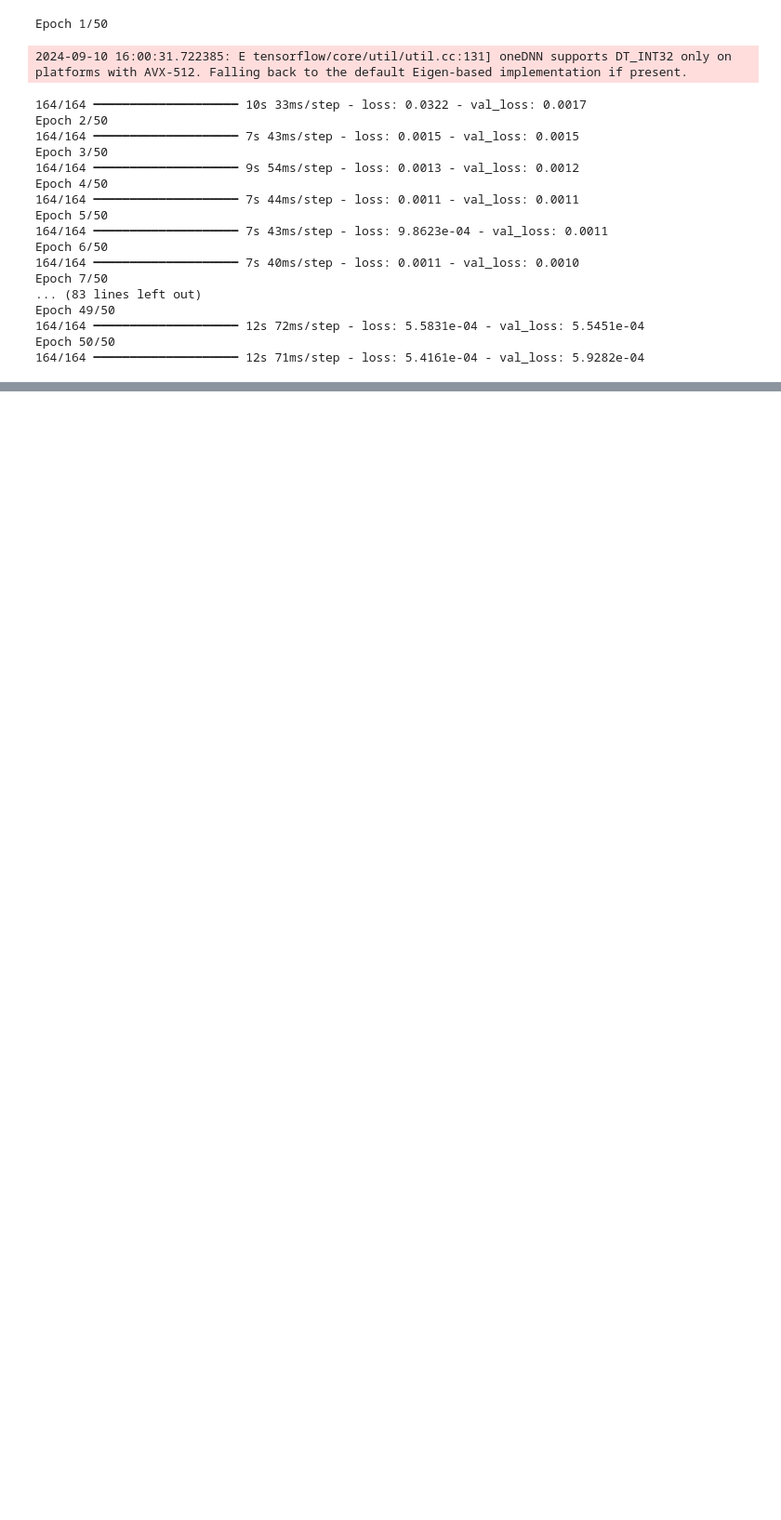
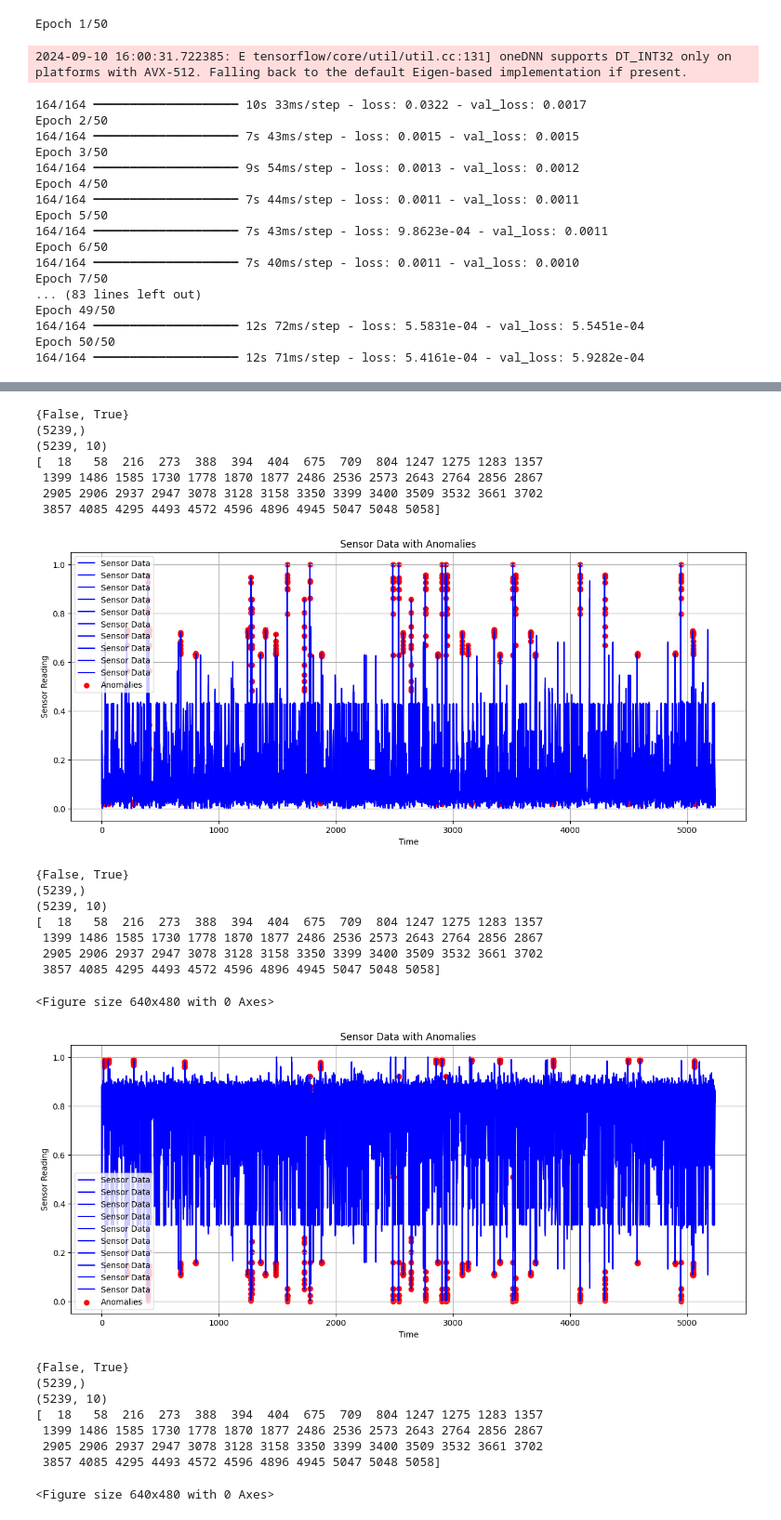
Before and after one commit to ACSE-vg822/IoT-sensor-data-anomaly-detection, a Jupyter notebook: notebooks/data_cleaning_and_analysis.ipynb, the cells around one changed output, grey strips where cells are left out. Shown: that part at 93% size. Saved outputs shown, nothing was run; the diff lists cells and outputs as text; code cells hidden in the pictures; blank space fills up the shorter version.

Commit message:
data ingestion

```diff
--- a/notebooks/data_cleaning_and_analysis.ipynb
+++ b/notebooks/data_cleaning_and_analysis.ipynb
@@ -158,0 +180,69 @@ with open(filename, 'wb') as file:
+# %%
+def visualize_anomalies(sensor_data, anomalies, sensor_name):
+    plt.figure(figsize=(15, 6))
+    plt.plot(sensor_data, label='Sensor Data', color='blue')
+    anomalies_reshaped = np.tile(train_anomalies, (X_train.shape[0] // train_anomalies.shape[0], 1))
+    print(anomalies.shape)
+    print(sensor_data.shape)
+    # Highlight anomalies with a different color or marker
+    anomaly_indices = np.where(anomalies)[0]
+    anomaly_indices_repeated = np.repeat(anomaly_indices, sensor_data.shape[1])
+    print(anomaly_indices)
+    plt.scatter(anomaly_indices_repeated, sensor_data[anomalies], label='Anomalies', color='red', marker='o')
+
+    plt.title('Sensor Data with Anomalies')
+    plt.xlabel('Time')
+    plt.ylabel('Sensor Reading')
+    plt.legend()
+    plt.grid(True)
+    plt.show()
+    plt.savefig(sensor_name+'.png')
+# %%
+sensor_names = ['Temperature', 'Humidity', 'Air Quality', 'Light', 'Loudness']
+
+for i, sensor_name in enumerate(sensor_names):
+    # Calculate reconstruction error for training and validation sets
+    train_reconstruction_error = np.mean(np.square(X_train - train_predictions), axis=(1, 2))
+    val_reconstruction_error = np.mean(np.square(X_val - val_predictions), axis=(1, 2))
+
+    # Calculate mean and standard deviation of reconstruction error for training set
+    mean_reconstruction_error = np.mean(train_reconstruction_error)
+    std_reconstruction_error = np.std(train_reconstruction_error)
+
+    # Set threshold as mean + 3 * standard deviation
+    threshold = np.percentile(train_reconstruction_error, 99)
+
+    # Detect anomalies in training set for current sensor
+    train_anomalies = train_reconstruction_error > threshold
+
+    # Detect anomalies in validation set for current sensor
+    val_anomalies = val_reconstruction_error > threshold
+    print(set(train_anomalies))
+    visualize_anomalies(X_train[:, :, i], train_anomalies,sensor_name)
+    # You can plot the original sensor data and highlight the anomalies using a different color or marker
+# %% [output]
+{False, True}
+(5239,)
+(5239, 10)
+[  18   58  216  273  388  394  404  675  709  804 1247 1275 1283 1357
+ 1399 1486 1585 1730 1778 1870 1877 2486 2536 2573 2643 2764 2856 2867
+ 2905 2906 2937 2947 3078 3128 3158 3350 3399 3400 3509 3532 3661 3702
+ 3857 4085 4295 4493 4572 4596 4896 4945 5047 5048 5058]
+[figure, added]
+{False, True}
+(5239,)
+(5239, 10)
+[  18   58  216  273  388  394  404  675  709  804 1247 1275 1283 1357
+ 1399 1486 1585 1730 1778 1870 1877 2486 2536 2573 2643 2764 2856 2867
+ 2905 2906 2937 2947 3078 3128 3158 3350 3399 3400 3509 3532 3661 3702
+ 3857 4085 4295 4493 4572 4596 4896 4945 5047 5048 5058]
+<Figure size 640x480 with 0 Axes>
+[figure, added]
+{False, True}
+(5239,)
+(5239, 10)
+[  18   58  216  273  388  394  404  675  709  804 1247 1275 1283 1357
+ 1399 1486 1585 1730 1778 1870 1877 2486 2536 2573 2643 2764 2856 2867
+ 2905 2906 2937 2947 3078 3128 3158 3350 3399 3400 3509 3532 3661 3702
+ 3857 4085 4295 4493 4572 4596 4896 4945 5047 5048 5058]
+<Figure size 640x480 with 0 Axes>
```
Also changed, not shown: parts of 9 cells of this notebook, 11 other files.
